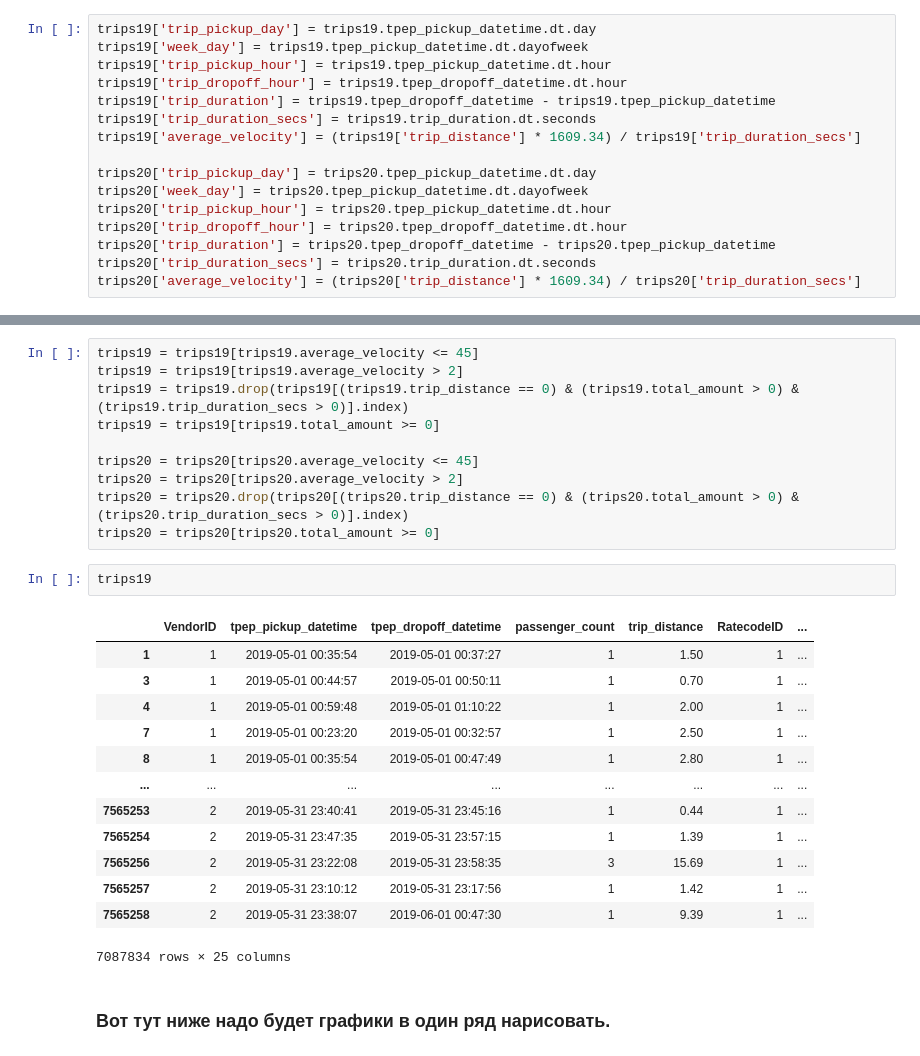
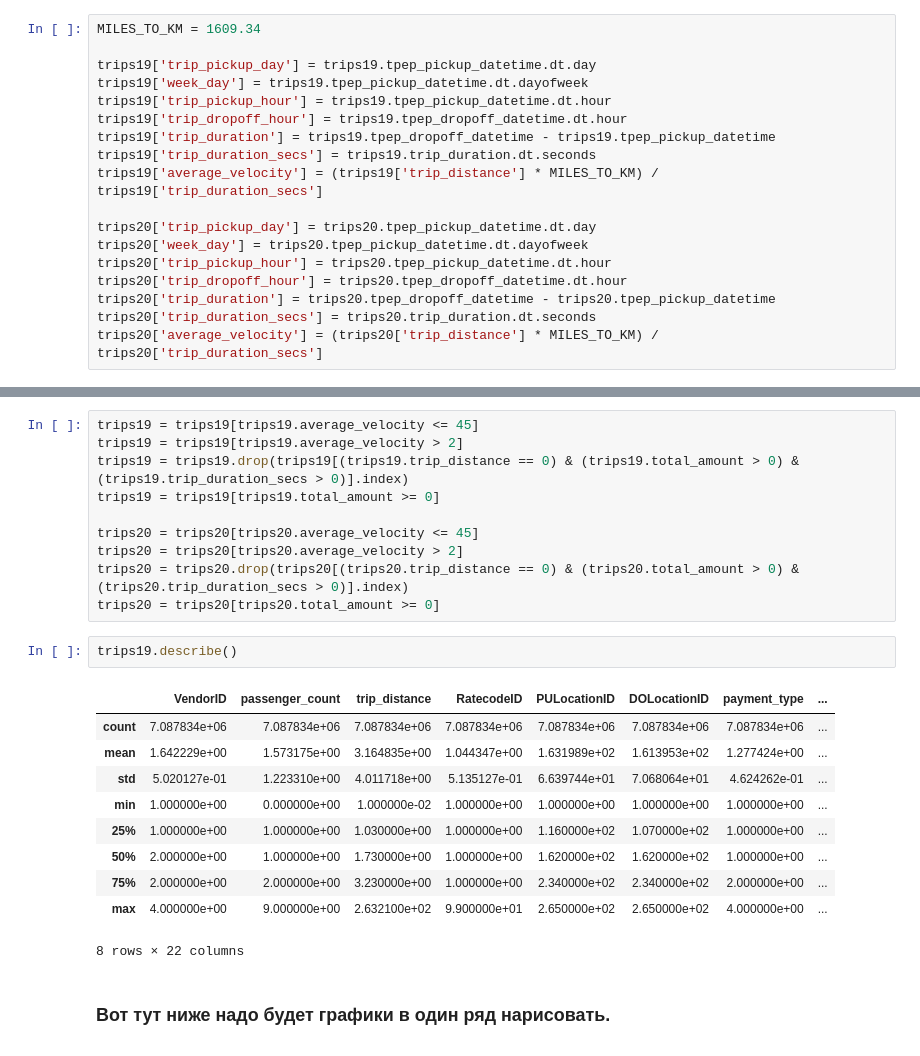
Before and after one commit to dasfex/taxi-trips, a Jupyter notebook: trips.ipynb, the cells around one changed output, grey strips where cells are left out. Cells and saved outputs as stored; diff of their text form.

```diff
--- a/trips.ipynb
+++ b/trips.ipynb
@@ -94,13 +95,15 @@ trips20 = trips20[trips20.tpep_pickup_datetime <= trips20.tpep_dropoff_datetime]
 
 6. средней скоростью в м/с.
 # %%
+MILES_TO_KM = 1609.34
+
 trips19['trip_pickup_day'] = trips19.tpep_pickup_datetime.dt.day
 trips19['week_day'] = trips19.tpep_pickup_datetime.dt.dayofweek
 trips19['trip_pickup_hour'] = trips19.tpep_pickup_datetime.dt.hour
 trips19['trip_dropoff_hour'] = trips19.tpep_dropoff_datetime.dt.hour
 trips19['trip_duration'] = trips19.tpep_dropoff_datetime - trips19.tpep_pickup_datetime
 trips19['trip_duration_secs'] = trips19.trip_duration.dt.seconds
-trips19['average_velocity'] = (trips19['trip_distance'] * 1609.34) / trips19['trip_duration_secs']
+trips19['average_velocity'] = (trips19['trip_distance'] * MILES_TO_KM) / trips19['trip_duration_secs']
 
 trips20['trip_pickup_day'] = trips20.tpep_pickup_datetime.dt.day
 trips20['week_day'] = trips20.tpep_pickup_datetime.dt.dayofweek
@@ -108,7 +111,7 @@ trips20['trip_pickup_hour'] = trips20.tpep_pickup_datetime.dt.hour
 trips20['trip_dropoff_hour'] = trips20.tpep_dropoff_datetime.dt.hour
 trips20['trip_duration'] = trips20.tpep_dropoff_datetime - trips20.tpep_pickup_datetime
 trips20['trip_duration_secs'] = trips20.trip_duration.dt.seconds
-trips20['average_velocity'] = (trips20['trip_distance'] * 1609.34) / trips20['trip_duration_secs']
+trips20['average_velocity'] = (trips20['trip_distance'] * MILES_TO_KM) / trips20['trip_duration_secs']
 # %% [markdown]
 Посмотрим, есть ли в данных нереальные случаи.
 
@@ -126,21 +129,18 @@ trips20 = trips20[trips20.average_velocity > 2]
 trips20 = trips20.drop(trips20[(trips20.trip_distance == 0) & (trips20.total_amount > 0) & (trips20.trip_duration_secs > 0)].index)
 trips20 = trips20[trips20.total_amount >= 0]
 # %%
-trips19
+trips19.describe()
 # %% [output]
-|  | VendorID | tpep_pickup_datetime | tpep_dropoff_datetime | passenger_count | trip_distance | RatecodeID | ... |
-| 1 | 1 | 2019-05-01 00:35:54 | 2019-05-01 00:37:27 | 1 | 1.50 | 1 | ... |
-| 3 | 1 | 2019-05-01 00:44:57 | 2019-05-01 00:50:11 | 1 | 0.70 | 1 | ... |
-| 4 | 1 | 2019-05-01 00:59:48 | 2019-05-01 01:10:22 | 1 | 2.00 | 1 | ... |
-| 7 | 1 | 2019-05-01 00:23:20 | 2019-05-01 00:32:57 | 1 | 2.50 | 1 | ... |
-| 8 | 1 | 2019-05-01 00:35:54 | 2019-05-01 00:47:49 | 1 | 2.80 | 1 | ... |
-| ... | ... | ... | ... | ... | ... | ... | ... |
-| 7565253 | 2 | 2019-05-31 23:40:41 | 2019-05-31 23:45:16 | 1 | 0.44 | 1 | ... |
-| 7565254 | 2 | 2019-05-31 23:47:35 | 2019-05-31 23:57:15 | 1 | 1.39 | 1 | ... |
-| 7565256 | 2 | 2019-05-31 23:22:08 | 2019-05-31 23:58:35 | 3 | 15.69 | 1 | ... |
-| 7565257 | 2 | 2019-05-31 23:10:12 | 2019-05-31 23:17:56 | 1 | 1.42 | 1 | ... |
-| 7565258 | 2 | 2019-05-31 23:38:07 | 2019-06-01 00:47:30 | 1 | 9.39 | 1 | ... |
+|  | VendorID | passenger_count | trip_distance | RatecodeID | PULocationID | DOLocationID | payment_type | ... |
+| count | 7.087834e+06 | 7.087834e+06 | 7.087834e+06 | 7.087834e+06 | 7.087834e+06 | 7.087834e+06 | 7.087834e+06 | ... |
+| mean | 1.642229e+00 | 1.573175e+00 | 3.164835e+00 | 1.044347e+00 | 1.631989e+02 | 1.613953e+02 | 1.277424e+00 | ... |
+| std | 5.020127e-01 | 1.223310e+00 | 4.011718e+00 | 5.135127e-01 | 6.639744e+01 | 7.068064e+01 | 4.624262e-01 | ... |
+| min | 1.000000e+00 | 0.000000e+00 | 1.000000e-02 | 1.000000e+00 | 1.000000e+00 | 1.000000e+00 | 1.000000e+00 | ... |
+| 25% | 1.000000e+00 | 1.000000e+00 | 1.030000e+00 | 1.000000e+00 | 1.160000e+02 | 1.070000e+02 | 1.000000e+00 | ... |
+| 50% | 2.000000e+00 | 1.000000e+00 | 1.730000e+00 | 1.000000e+00 | 1.620000e+02 | 1.620000e+02 | 1.000000e+00 | ... |
+| 75% | 2.000000e+00 | 2.000000e+00 | 3.230000e+00 | 1.000000e+00 | 2.340000e+02 | 2.340000e+02 | 2.000000e+00 | ... |
+| max | 4.000000e+00 | 9.000000e+00 | 2.632100e+02 | 9.900000e+01 | 2.650000e+02 | 2.650000e+02 | 4.000000e+00 | ... |
-7087834 rows × 25 columns
+8 rows × 22 columns
 # %% [markdown]
 ### Вот тут ниже надо будет графики в один ряд нарисовать.
 # %%
```
Also changed, not shown: parts of 21 cells of this notebook, 2 other files.
